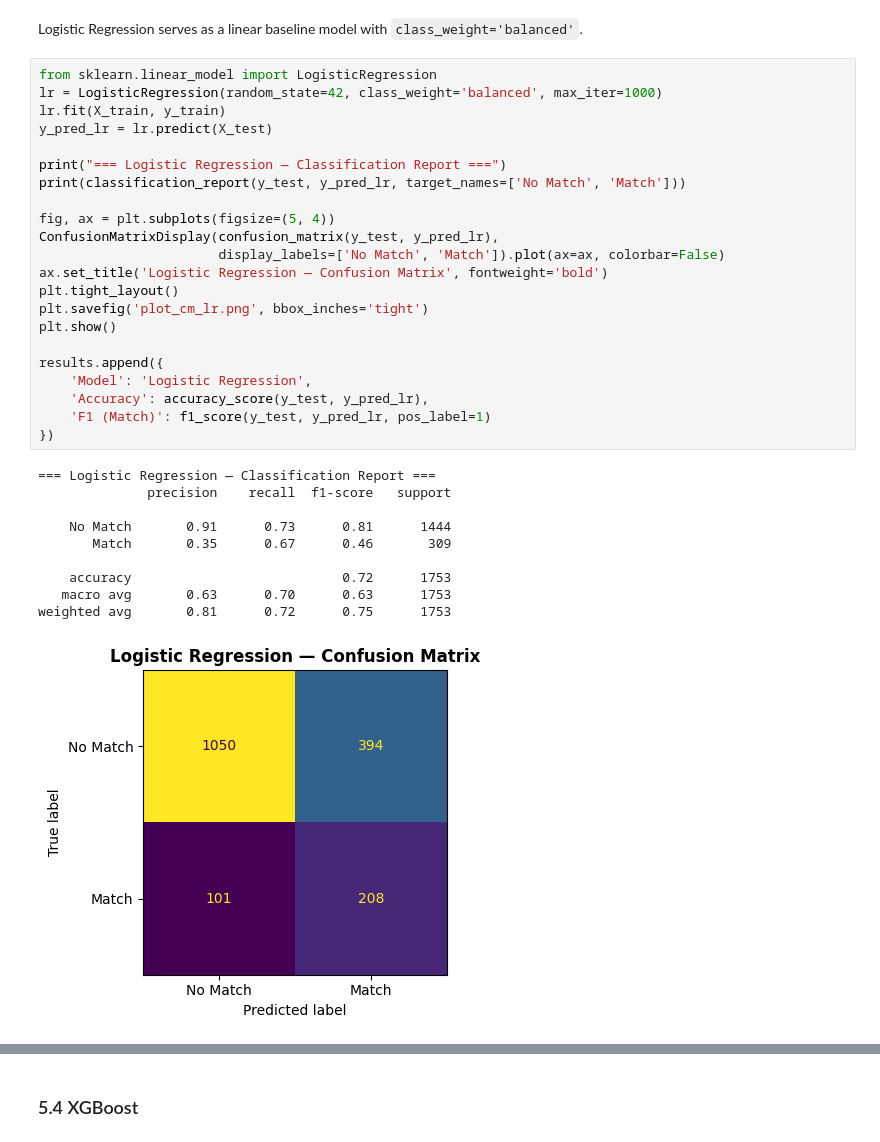
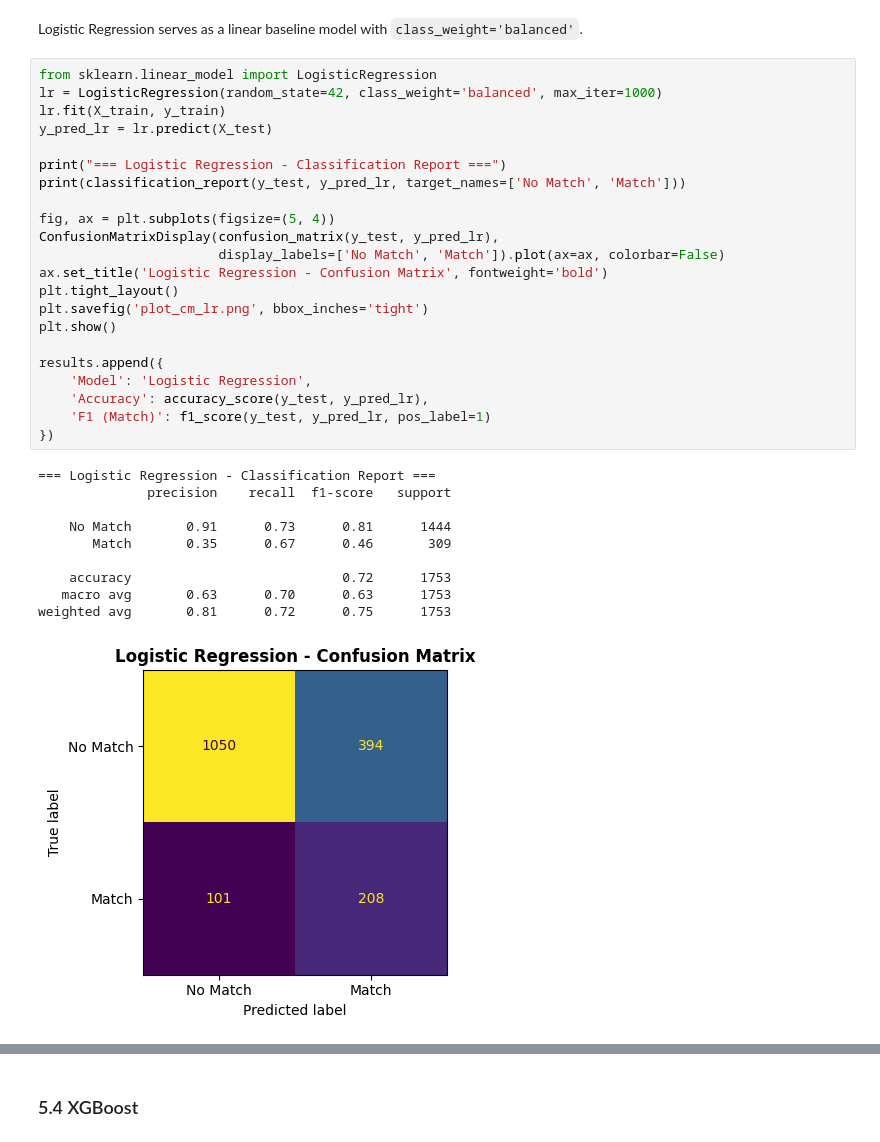
Before and after one commit to rszgosz/Data-Mining, a Jupyter notebook: speed_dating_part2.ipynb, the cells around one changed output, grey strips where cells are left out. Cells and saved outputs as stored; diff of their text form.

```diff
--- a/speed_dating_part2.ipynb
+++ b/speed_dating_part2.ipynb
@@ -267,36 +282,36 @@ Logistic Regression serves as a linear baseline model with `class_weight='balanc
 # %%
 from sklearn.linear_model import LogisticRegression
 lr = LogisticRegression(random_state=42, class_weight='balanced', max_iter=1000)
 lr.fit(X_train, y_train)
 y_pred_lr = lr.predict(X_test)
 
-print("=== Logistic Regression — Classification Report ===")
+print("=== Logistic Regression - Classification Report ===")
 print(classification_report(y_test, y_pred_lr, target_names=['No Match', 'Match']))
 
 fig, ax = plt.subplots(figsize=(5, 4))
 ConfusionMatrixDisplay(confusion_matrix(y_test, y_pred_lr),
                        display_labels=['No Match', 'Match']).plot(ax=ax, colorbar=False)
-ax.set_title('Logistic Regression — Confusion Matrix', fontweight='bold')
+ax.set_title('Logistic Regression - Confusion Matrix', fontweight='bold')
 plt.tight_layout()
 plt.savefig('plot_cm_lr.png', bbox_inches='tight')
 plt.show()
 
 results.append({
     'Model': 'Logistic Regression',
     'Accuracy': accuracy_score(y_test, y_pred_lr),
     'F1 (Match)': f1_score(y_test, y_pred_lr, pos_label=1)
 })
 # %% [output]
-=== Logistic Regression — Classification Report ===
+=== Logistic Regression - Classification Report ===
               precision    recall  f1-score   support
 
     No Match       0.91      0.73      0.81      1444
        Match       0.35      0.67      0.46       309
 
     accuracy                           0.72      1753
    macro avg       0.63      0.70      0.63      1753
 weighted avg       0.81      0.72      0.75      1753
-[figure, old version]
+[figure, new version]
 # %% [markdown]
 Logistic Regression serves as a linear baseline model with `class_weight='balanced'`.
 
```
Also changed, not shown: parts of 25 cells of this notebook, 14 other files.
